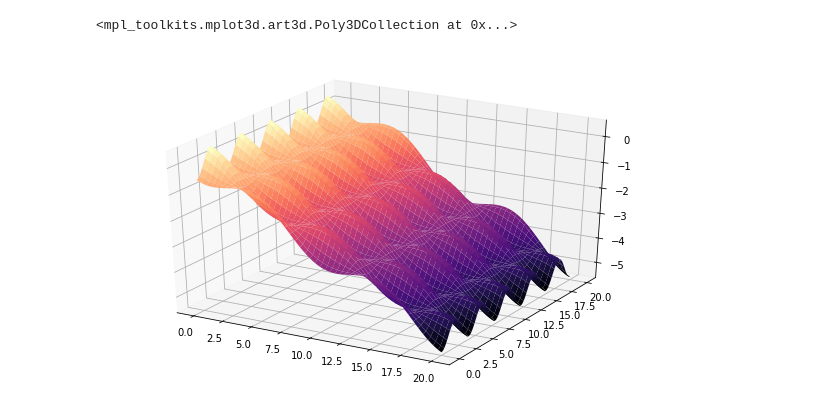
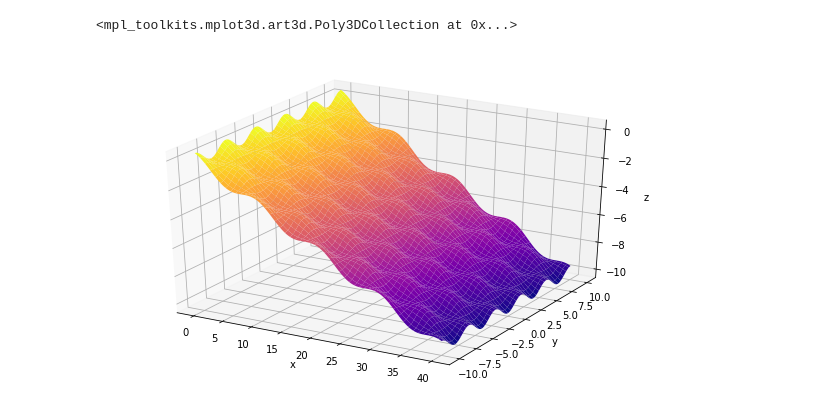
Before and after one commit to cpierard/moguls_of_chaos, a Jupyter notebook: python_version.ipynb, the cells around one changed output. Saved outputs shown, nothing was run; the diff lists cells and outputs as text; code cells hidden in the pictures.

```diff
--- a/python_version.ipynb
+++ b/python_version.ipynb
@@ -14,15 +22,18 @@ import matplotlib.pyplot as plt
 %matplotlib inline
 # %%
 a = 0.25
-b = 0.5
+b = 0.4
 q = (2*np.pi)/4.0
 p = (2*np.pi)/10.0
 
 def H_test(x,y):
     return -a*x - b*np.cos(p*x)*np.cos(q*y)
+
+def humps(x,y):
+    return - b*np.cos(p*x)*np.cos(q*y)
 # %%
-x_range = np.linspace(0, 20, 200)
-y_range = np.linspace(0, 20, 200)
+x_range = np.linspace(0, 40, 200)
+y_range = np.linspace(-10, 10, 200)
 # %%
 XX, YY = np.meshgrid(x_range, y_range)
 # %%
@@ -32,8 +60,12 @@ from mpl_toolkits.mplot3d import Axes3D
 # %%
 fig = plt.figure(figsize=(10,6))
 ax = fig.gca(projection='3d')
 
-ax.plot_surface(XX, YY, moguls, cmap = 'magma')
+ax.set_ylabel('y')
+ax.set_xlabel('x')
+ax.set_zlabel('z')
+
+ax.plot_surface(XX, YY, moguls, cmap = 'plasma')
 # %% [output]
 <mpl_toolkits.mplot3d.art3d.Poly3DCollection at 0x...>
-[figure, old version]
+[figure, new version]
```
Also changed, not shown: parts of 11 cells of this notebook, 1 other file.
